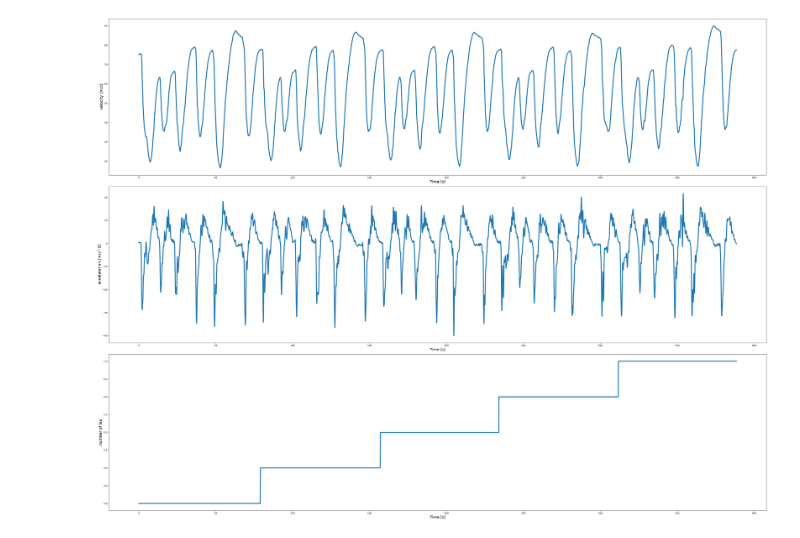
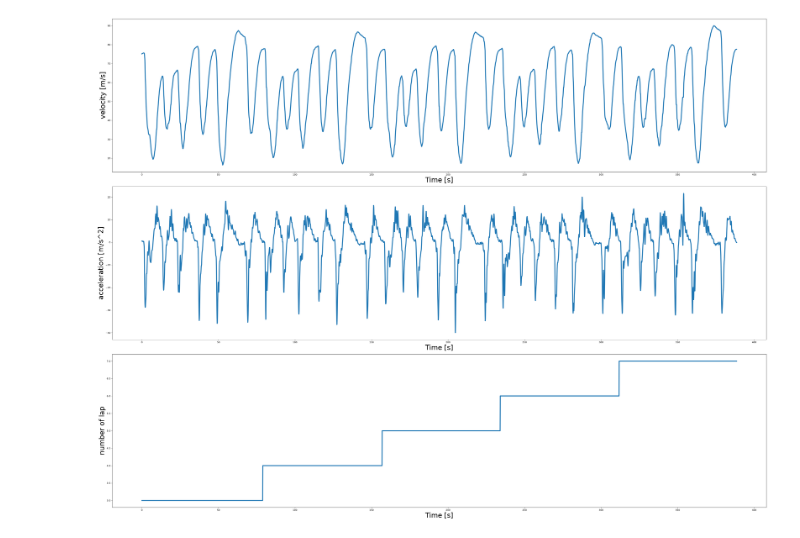
Before and after one commit to tommasoandina1/thermal-aware-ems-f1, a Jupyter notebook: controller/multi_lap_DP.ipynb, the cells around one changed output. Saved outputs shown, nothing was run; the diff lists cells and outputs as text; code cells hidden in the pictures.

```diff
--- a/controller/multi_lap_DP.ipynb
+++ b/controller/multi_lap_DP.ipynb
@@ -41,24 +126,24 @@ Pgb = power_data[1,:]
 # %%
 plt.figure(num=1, figsize=(40, 30), dpi=80, facecolor='w', edgecolor='k')
 
 plt.subplot(3,1,1)
 plt.plot(t,v, linewidth=4)
-plt.xlabel('Time [s]', fontsize=16)
-plt.ylabel('velocity [m/s]', fontsize=16)
+plt.xlabel('Time [s]', fontsize=30)
+plt.ylabel('velocity [m/s]', fontsize=30)
 
 plt.subplot(3,1,2)
 plt.plot(t,a, linewidth=4)
-plt.xlabel('Time [s]', fontsize=16)
-plt.ylabel('acceleration [m/s^2]', fontsize=16)
+plt.xlabel('Time [s]', fontsize=30)
+plt.ylabel('acceleration [m/s^2]', fontsize=30)
 
 plt.subplot(3,1,3)
 plt.plot(t,N_lap, linewidth=4)
-plt.xlabel('Time [s]', fontsize=16)
-plt.ylabel('number of lap', fontsize=16)
+plt.xlabel('Time [s]', fontsize=30)
+plt.ylabel('number of lap', fontsize=30)
 plt.tight_layout()
 plt.show()
 # %% [output]
-[figure, old version]
+[figure, new version]
 # %%
 SoC_grid = np.linspace(SoC_min,SoC_max, 50)
 E_ES2K_grid = np.linspace(0,E_ES2K_max, 50)
```
Also changed, not shown: parts of 18 cells of this notebook, 3 other files.
